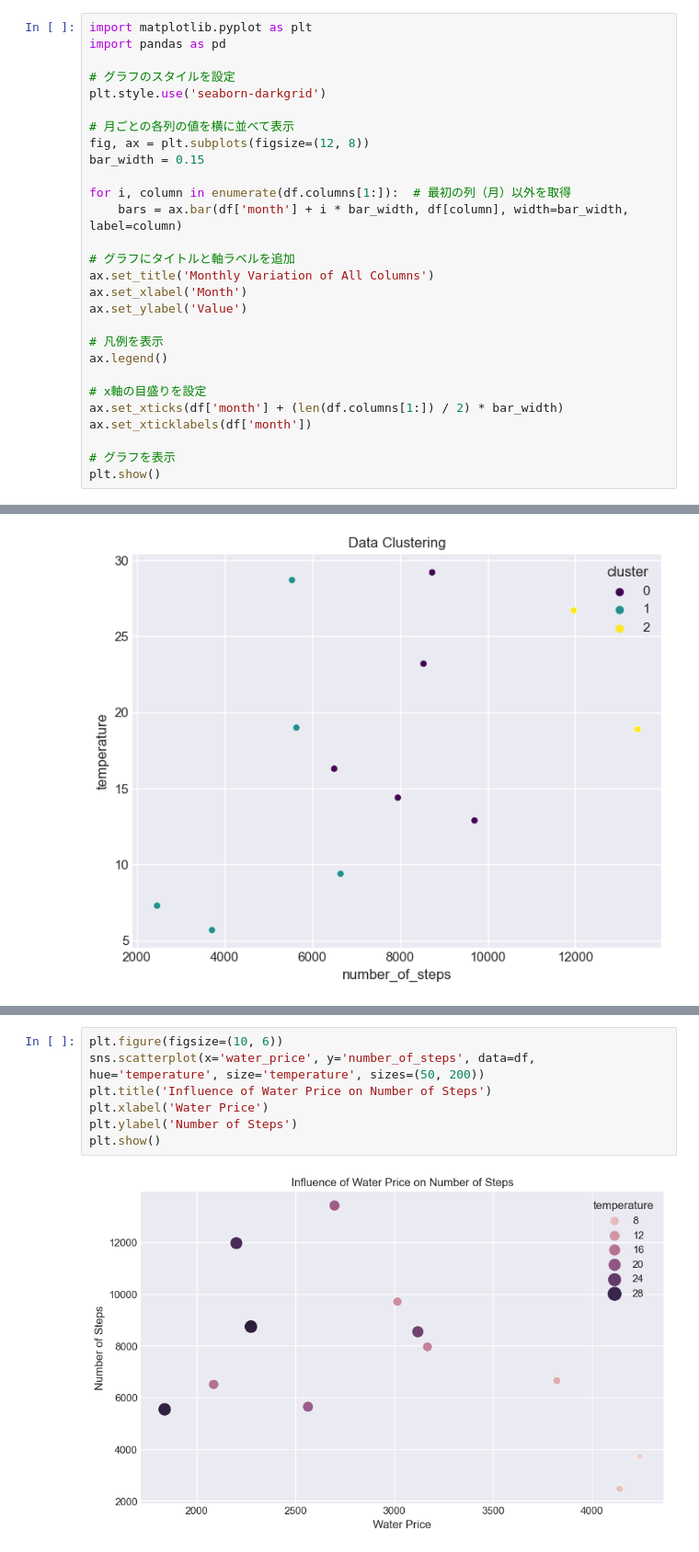
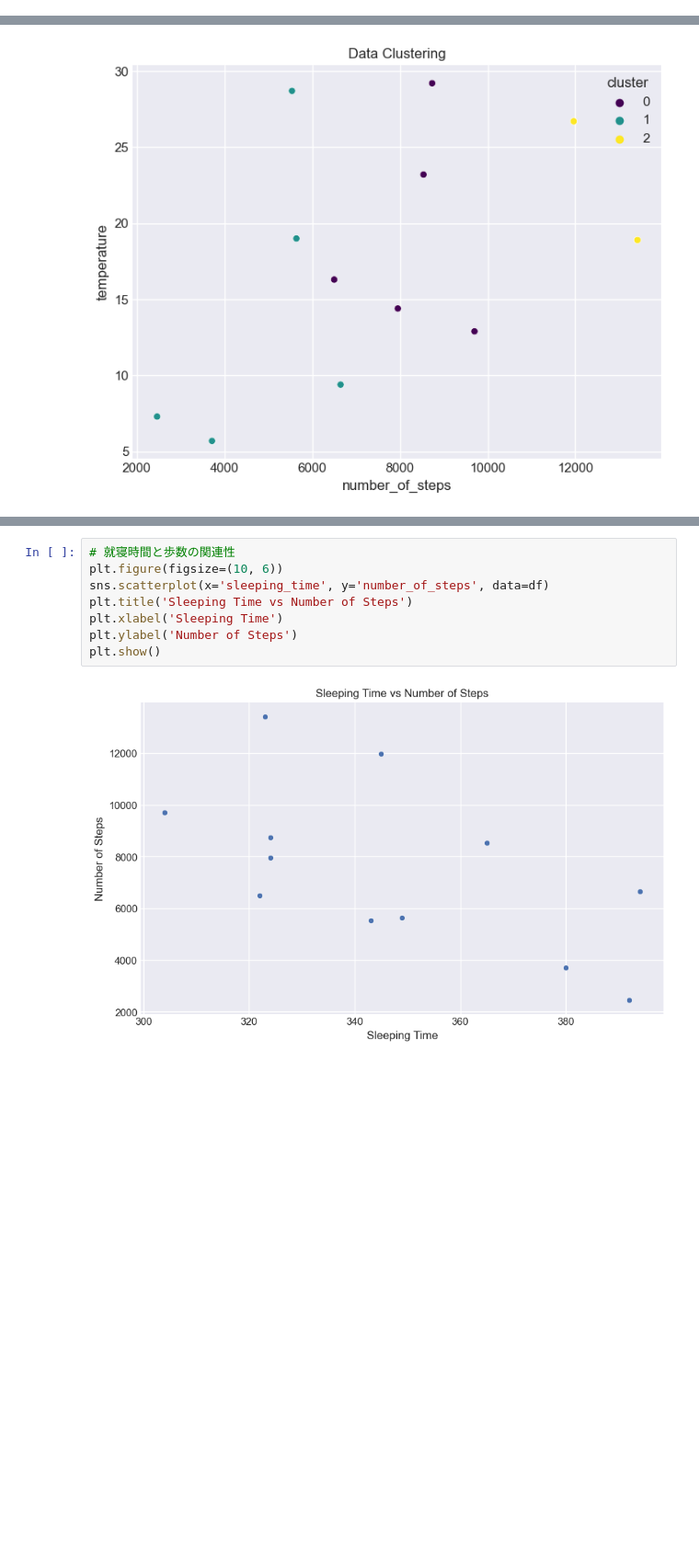
Before and after one commit to 2322006/dsp2_work, a Jupyter notebook: analysis/analysis.ipynb, the cells around one changed output, grey strips where cells are left out. Shown at 92% size. Saved outputs shown, nothing was run; the diff lists cells and outputs as text; blank space fills up the shorter version.

```diff
--- a/analysis/analysis.ipynb
+++ b/analysis/analysis.ipynb
@@ -184,31 +138,3 @@ ax.set_xticklabels(df['month'])
 plt.show()
 # %% [output]
 [figure]
-# %%
-import matplotlib.pyplot as plt
-import pandas as pd
-
-# グラフのスタイルを設定
-plt.style.use('seaborn-darkgrid')
-
-# 月ごとの各列の値を横に並べて表示
-fig, ax = plt.subplots(figsize=(12, 8))
-bar_width = 0.15
-
-for i, column in enumerate(df.columns[1:]):  # 最初の列（月）以外を取得
-    bars = ax.bar(df['month'] + i * bar_width, df[column], width=bar_width, label=column)
-
-# グラフにタイトルと軸ラベルを追加
-ax.set_title('Monthly Variation of All Columns')
-ax.set_xlabel('Month')
-ax.set_ylabel('Value')
-
-# 凡例を表示
-ax.legend()
-
-# x軸の目盛りを設定
-ax.set_xticks(df['month'] + (len(df.columns[1:]) / 2) * bar_width)
-ax.set_xticklabels(df['month'])
-
-# グラフを表示
-plt.show()
@@ -264,9 +163,10 @@ plt.show()
 # %%
+# 就寝時間と歩数の関連性
 plt.figure(figsize=(10, 6))
-sns.scatterplot(x='water_price', y='number_of_steps', data=df, hue='temperature', size='temperature', sizes=(50, 200))
-plt.title('Influence of Water Price on Number of Steps')
-plt.xlabel('Water Price')
+sns.scatterplot(x='sleeping_time', y='number_of_steps', data=df)
+plt.title('Sleeping Time vs Number of Steps')
+plt.xlabel('Sleeping Time')
 plt.ylabel('Number of Steps')
 plt.show()
 # %% [output]
-[figure, old version]
+[figure, new version]
```
Also changed, not shown: parts of 5 cells of this notebook.
